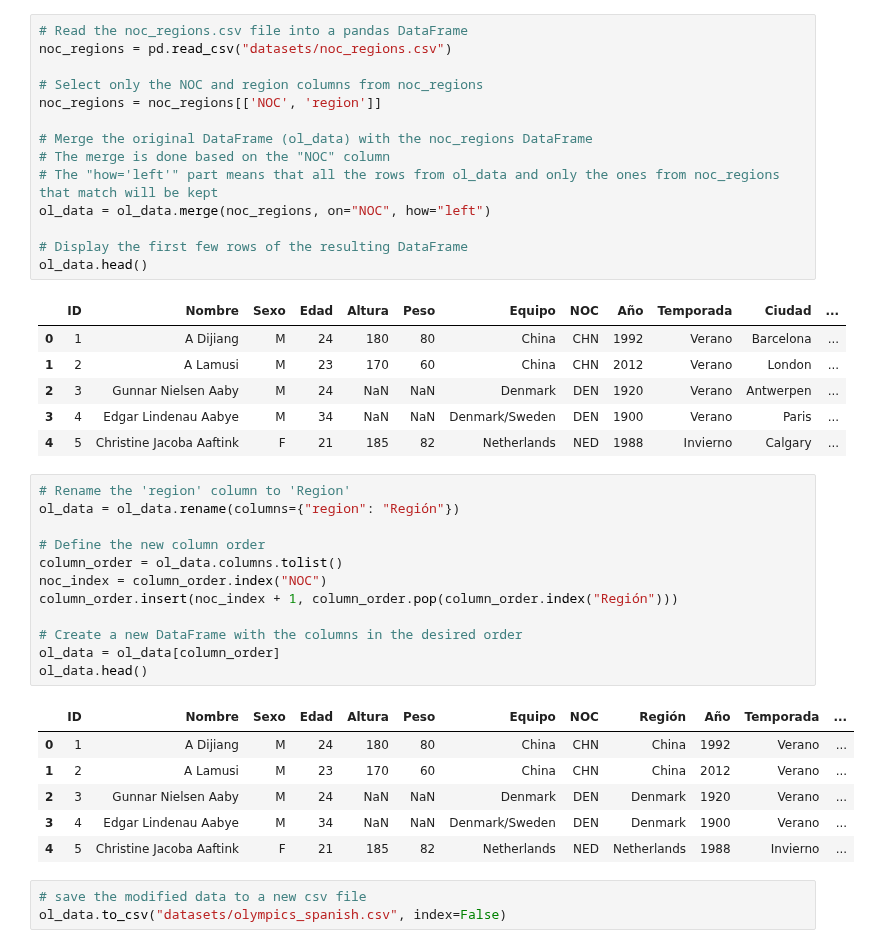
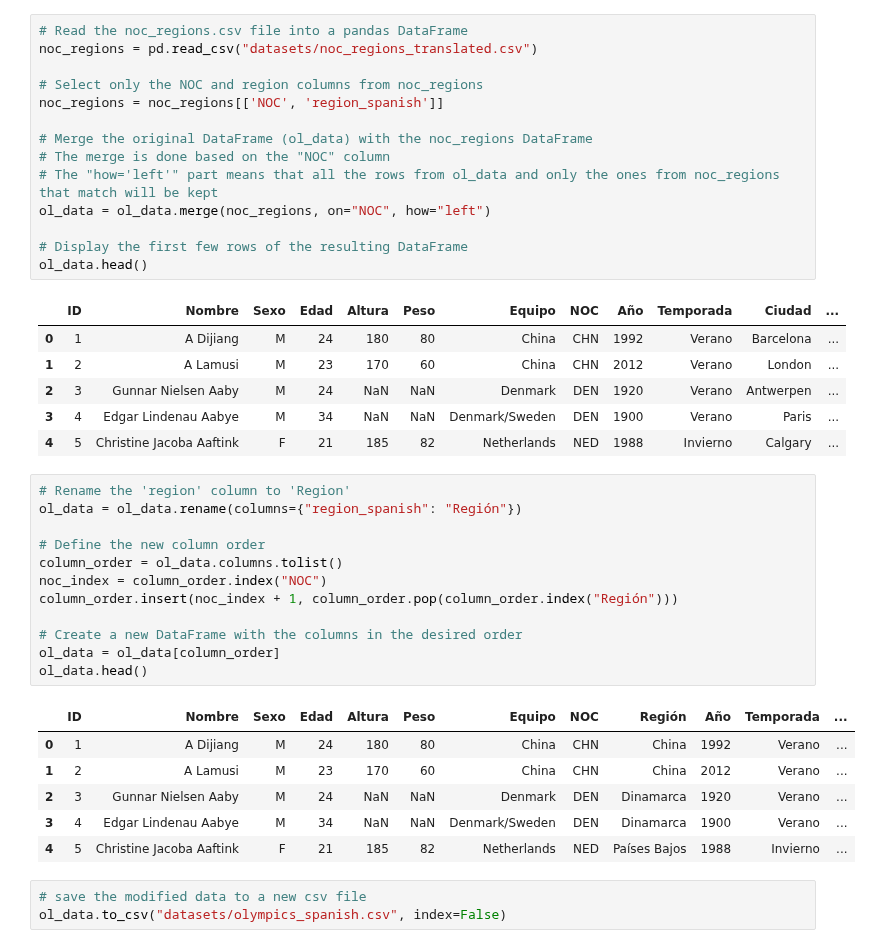
Before and after one commit to agutierrezmorag/olympic-games-datamart, a Jupyter notebook: olympics.ipynb, the cells around one changed output. Cells and saved outputs as stored; diff of their text form.

Commit message:
translated regions to spanish

```diff
--- a/olympics.ipynb
+++ b/olympics.ipynb
@@ -341,10 +341,10 @@ ol_data.head()
 | 4 | 5 | Christine Jacoba Aaftink | F | 21 | 185 | 82 | Netherlands | NED | 1988 | Invierno | Calgary | ... |
 # %%
 # Read the noc_regions.csv file into a pandas DataFrame
-noc_regions = pd.read_csv("datasets/noc_regions.csv")
+noc_regions = pd.read_csv("datasets/noc_regions_translated.csv")
 
 # Select only the NOC and region columns from noc_regions
-noc_regions = noc_regions[['NOC', 'region']]
+noc_regions = noc_regions[['NOC', 'region_spanish']]
 
 # Merge the original DataFrame (ol_data) with the noc_regions DataFrame
 # The merge is done based on the "NOC" column
@@ -362,23 +362,23 @@ ol_data.head()
 | 4 | 5 | Christine Jacoba Aaftink | F | 21 | 185 | 82 | Netherlands | NED | 1988 | Invierno | Calgary | ... |
 # %%
 # Rename the 'region' column to 'Region'
-ol_data = ol_data.rename(columns={"region": "Región"})
+ol_data = ol_data.rename(columns={"region_spanish": "Región"})
 
 # Define the new column order
 column_order = ol_data.columns.tolist()
 noc_index = column_order.index("NOC")
 column_order.insert(noc_index + 1, column_order.pop(column_order.index("Región")))
 
 # Create a new DataFrame with the columns in the desired order
 ol_data = ol_data[column_order]
 ol_data.head()
 # %% [output]
 |  | ID | Nombre | Sexo | Edad | Altura | Peso | Equipo | NOC | Región | Año | Temporada | ... |
 | 0 | 1 | A Dijiang | M | 24 | 180 | 80 | China | CHN | China | 1992 | Verano | ... |
 | 1 | 2 | A Lamusi | M | 23 | 170 | 60 | China | CHN | China | 2012 | Verano | ... |
-| 2 | 3 | Gunnar Nielsen Aaby | M | 24 | NaN | NaN | Denmark | DEN | Denmark | 1920 | Verano | ... |
-| 3 | 4 | Edgar Lindenau Aabye | M | 34 | NaN | NaN | Denmark/Sweden | DEN | Denmark | 1900 | Verano | ... |
-| 4 | 5 | Christine Jacoba Aaftink | F | 21 | 185 | 82 | Netherlands | NED | Netherlands | 1988 | Invierno | ... |
+| 2 | 3 | Gunnar Nielsen Aaby | M | 24 | NaN | NaN | Denmark | DEN | Dinamarca | 1920 | Verano | ... |
+| 3 | 4 | Edgar Lindenau Aabye | M | 34 | NaN | NaN | Denmark/Sweden | DEN | Dinamarca | 1900 | Verano | ... |
+| 4 | 5 | Christine Jacoba Aaftink | F | 21 | 185 | 82 | Netherlands | NED | Países Bajos | 1988 | Invierno | ... |
 # %%
 # save the modified data to a new csv file
 ol_data.to_csv("datasets/olympics_spanish.csv", index=False)
```
Also changed, not shown: 2 other files.
